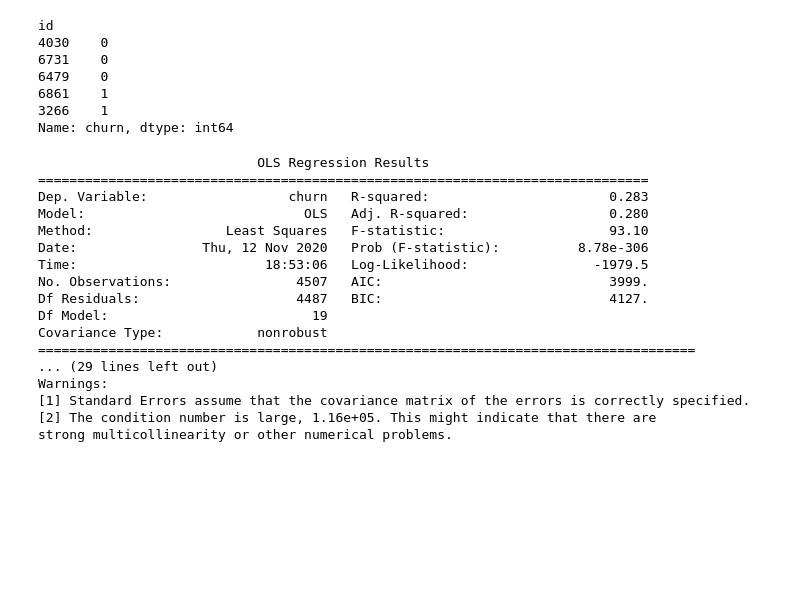
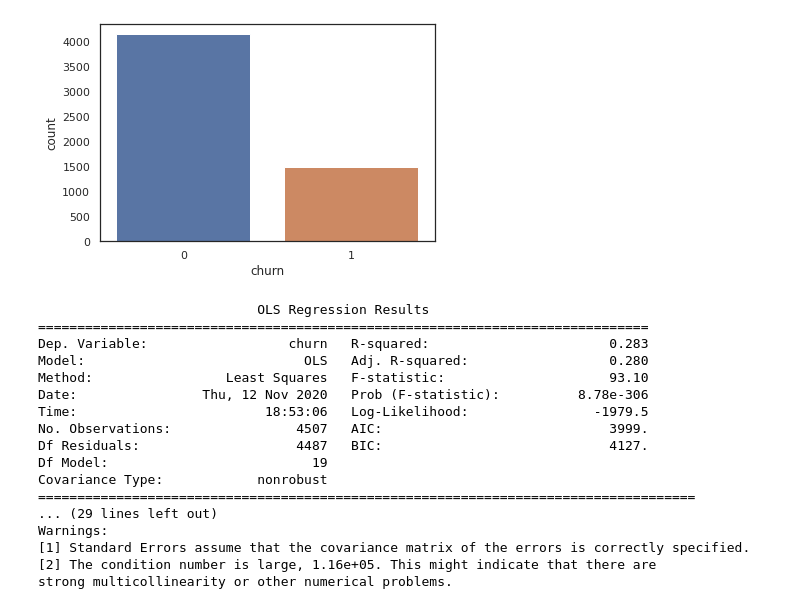
Before and after one commit to KMInada/DSWP, a Jupyter notebook: LabData.ipynb, the cells around one changed output. Cells and saved outputs as stored; diff of their text form; code cells hidden in the pictures; blank space fills up the shorter version.

```diff
--- a/LabData.ipynb
+++ b/LabData.ipynb
@@ -70,12 +73,5 @@ dtype: object
-# %%
-df_X = df_LabData.drop(columns = ['churn'], axis = 1)
-df_y = df_LabData['churn']
-df_y.head()
-# %% [output]
-id
-4030    0
-6731    0
-6479    0
-6861    1
-3266    1
-Name: churn, dtype: int64
+# %%
+j = sns.countplot(x = 'churn', data = df_LabData)
+plt.show(j)
+# %% [output]
+[figure, added]
```
Also changed, not shown: parts of 7 cells of this notebook.
